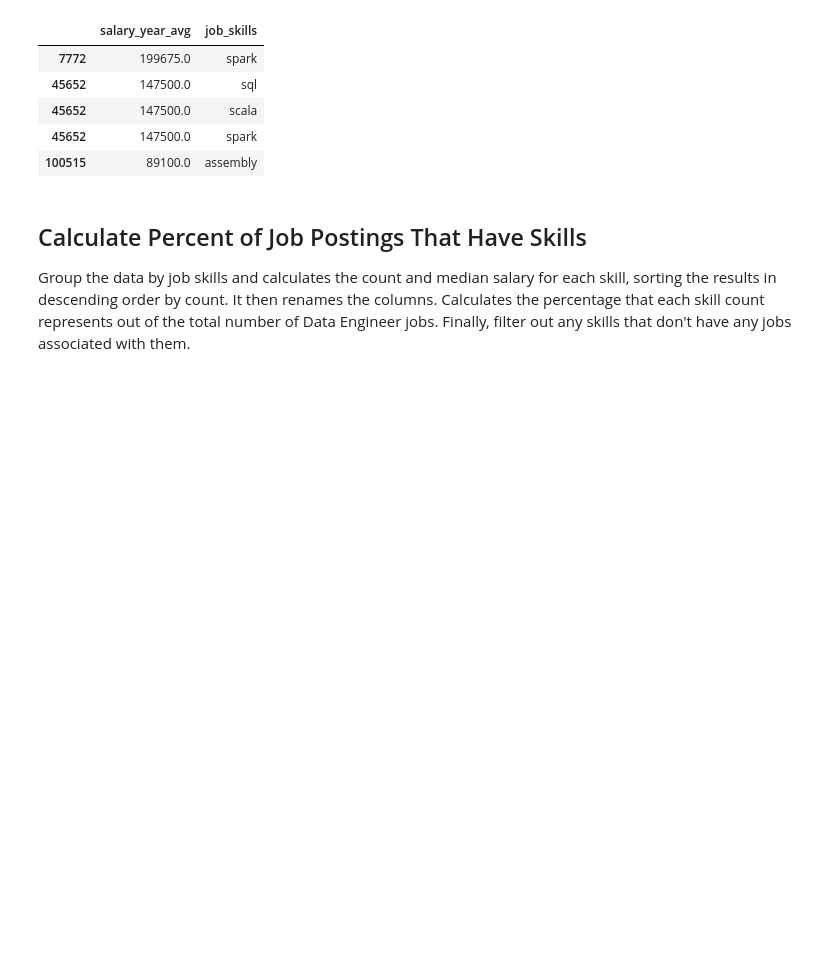
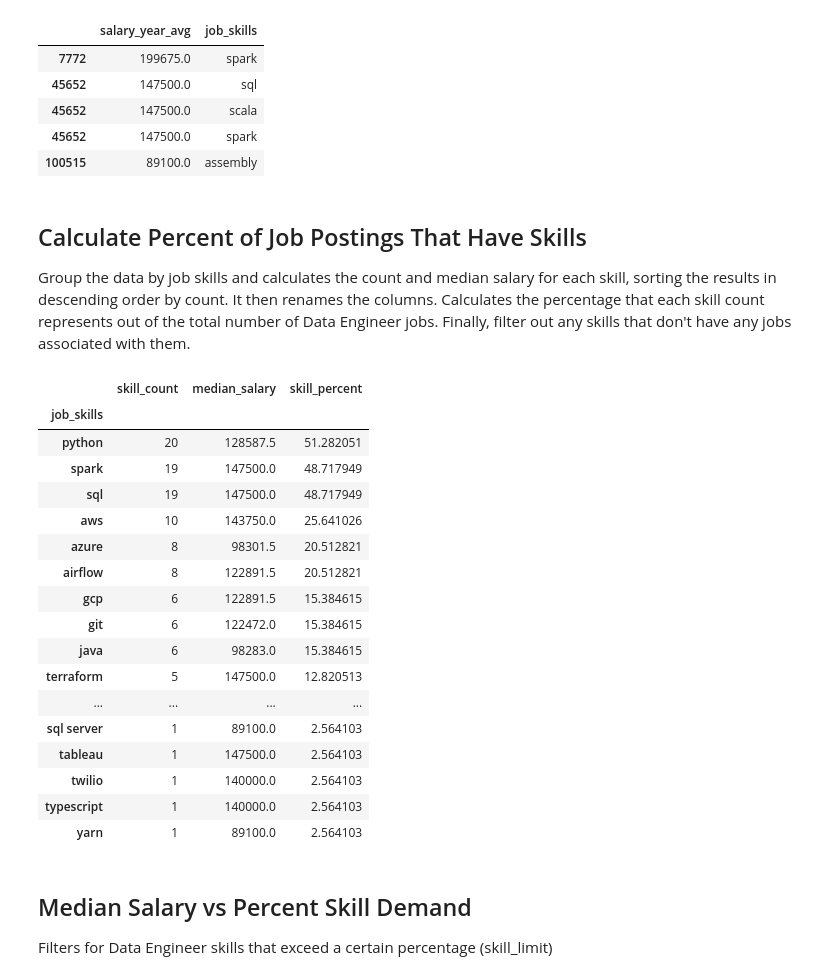
Before and after one commit to AndurilTheWise/python_project, a Jupyter notebook: project/5_Optimal_Skills.ipynb, the cells around one changed output. Cells and saved outputs as stored; diff of their text form; code cells hidden in the pictures; blank space fills up the shorter version.

```diff
--- a/project/5_Optimal_Skills.ipynb
+++ b/project/5_Optimal_Skills.ipynb
@@ -44,3 +44,38 @@ df_DE_GR_exploded[['salary_year_avg','job_skills']].head(5)
 ## Calculate Percent of Job Postings That Have Skills
 
 Group the data by job skills and calculates the count and median salary for each skill, sorting the results in descending order by count. It then renames the columns. Calculates the percentage that each skill count represents out of the total number of Data Engineer jobs. Finally, filter out any skills that don't have any jobs associated with them.
+# %%
+df_DE_skills = df_DE_GR_exploded.groupby('job_skills')['salary_year_avg'].agg(['count','median']).sort_values(by='count', ascending=False)
+
+df_DE_skills = df_DE_skills.rename(columns={'count': 'skill_count', 'median': 'median_salary'})
+
+DE_job_count = len(df_DE_GR)
+
+df_DE_skills['skill_percent'] = df_DE_skills['skill_count'] / DE_job_count * 100
+
+df_DE_skills = df_DE_skills[df_DE_skills['skill_count'] > 0]
+
+df_DE_skills
+# %% [output]
+|  | skill_count | median_salary | skill_percent |
+| job_skills |  |  |  |
+| python | 20 | 128587.5 | 51.282051 |
+| spark | 19 | 147500.0 | 48.717949 |
+| sql | 19 | 147500.0 | 48.717949 |
+| aws | 10 | 143750.0 | 25.641026 |
+| azure | 8 | 98301.5 | 20.512821 |
+| airflow | 8 | 122891.5 | 20.512821 |
+| gcp | 6 | 122891.5 | 15.384615 |
+| git | 6 | 122472.0 | 15.384615 |
+| java | 6 | 98283.0 | 15.384615 |
+| terraform | 5 | 147500.0 | 12.820513 |
+| ... | ... | ... | ... |
+| sql server | 1 | 89100.0 | 2.564103 |
+| tableau | 1 | 147500.0 | 2.564103 |
+| twilio | 1 | 140000.0 | 2.564103 |
+| typescript | 1 | 140000.0 | 2.564103 |
+| yarn | 1 | 89100.0 | 2.564103 |
+# %% [markdown]
+## Median Salary vs Percent Skill Demand
+
+Filters for Data Engineer skills that exceed a certain percentage (skill_limit)
```
Also changed, not shown: parts of 3 cells of this notebook.
